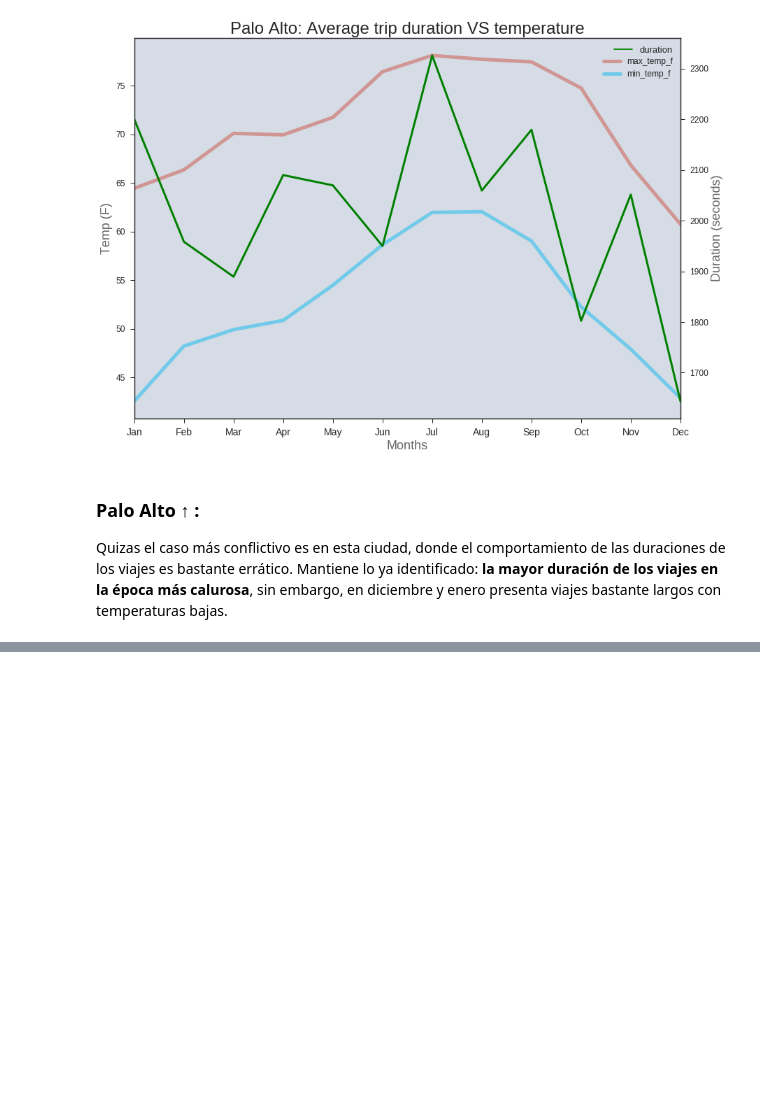
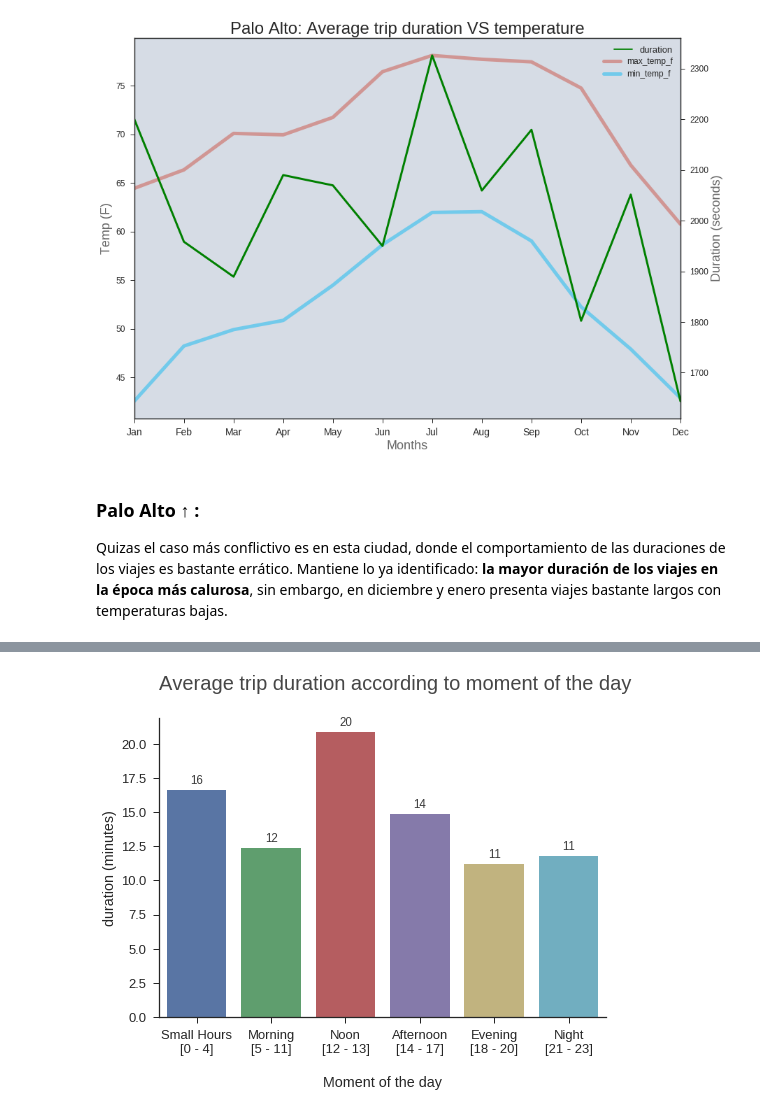
Before and after one commit to fpenovi/SFbikeTravelDuration, a Jupyter notebook: notebooks/00 - kernel.ipynb, the cells around one changed output, grey strips where cells are left out. Saved outputs shown, nothing was run; the diff lists cells and outputs as text; code cells hidden in the pictures; blank space fills up the shorter version.

```diff
--- a/notebooks/00 - kernel.ipynb
+++ b/notebooks/00 - kernel.ipynb
@@ -691,0 +728,30 @@ Quizas el caso más conflictivo es en esta ciudad, donde el comportamiento de la
+# %%
+dfTripReduced['moment_of_day'] =  dfTripReduced.apply(getMomentOfDay, axis=1)
+
+dfMomentOfDay = dfTripReduced[['moment_of_day', 'duration']]\
+                                .groupby(by=['moment_of_day'])\
+                                .agg('mean').reset_index()
+
+sns.set(font_scale=1.30)
+sns.set_style('ticks')
+
+bars = sns.barplot(y='duration',\
+                   x='moment_of_day',\
+                   order=['Small Hours', 'Morning', 'Noon', 'Afternoon', 'Evening', 'Night'],\
+                   data=dfMomentOfDay)
+
+sns.despine()
+
+bars.set(ylabel='duration (minutes)',\
+         xlabel='\nMoment of the day');
+
+bars.set_xticklabels(['Small Hours\n[0 - 4]', 'Morning\n[5 - 11]', \
+                      'Noon\n[12 - 13]', 'Afternoon\n[14 - 17]', \
+                      'Evening\n[18 - 20]', 'Night\n[21 - 23]'])
+bars.set_yticklabels
+
+bars.set_title('Average trip duration according to moment of the day\n', size=20, loc='left', alpha=0.85);
+autolabel(bars, 11.5, 0.9)
+plt.show()
+# %% [output]
+[figure, added]
```
Also changed, not shown: parts of 11 cells of this notebook.
